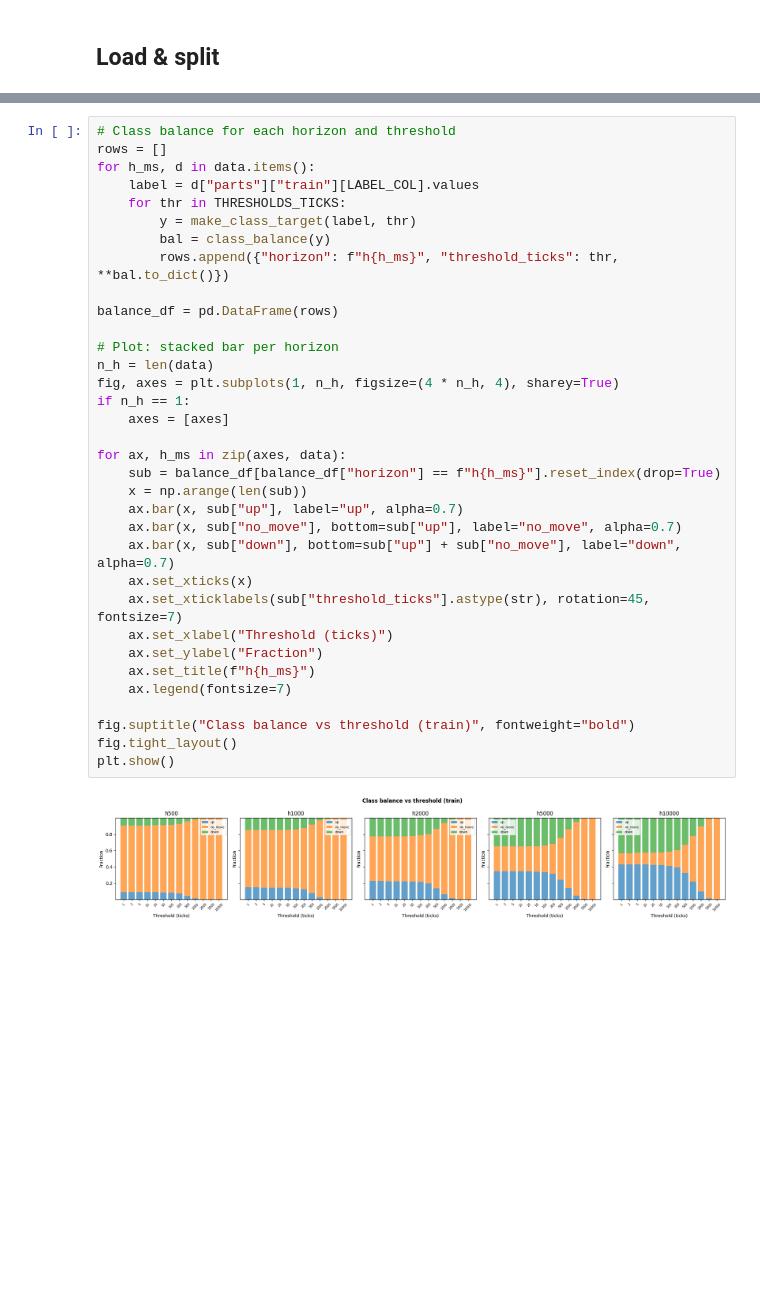
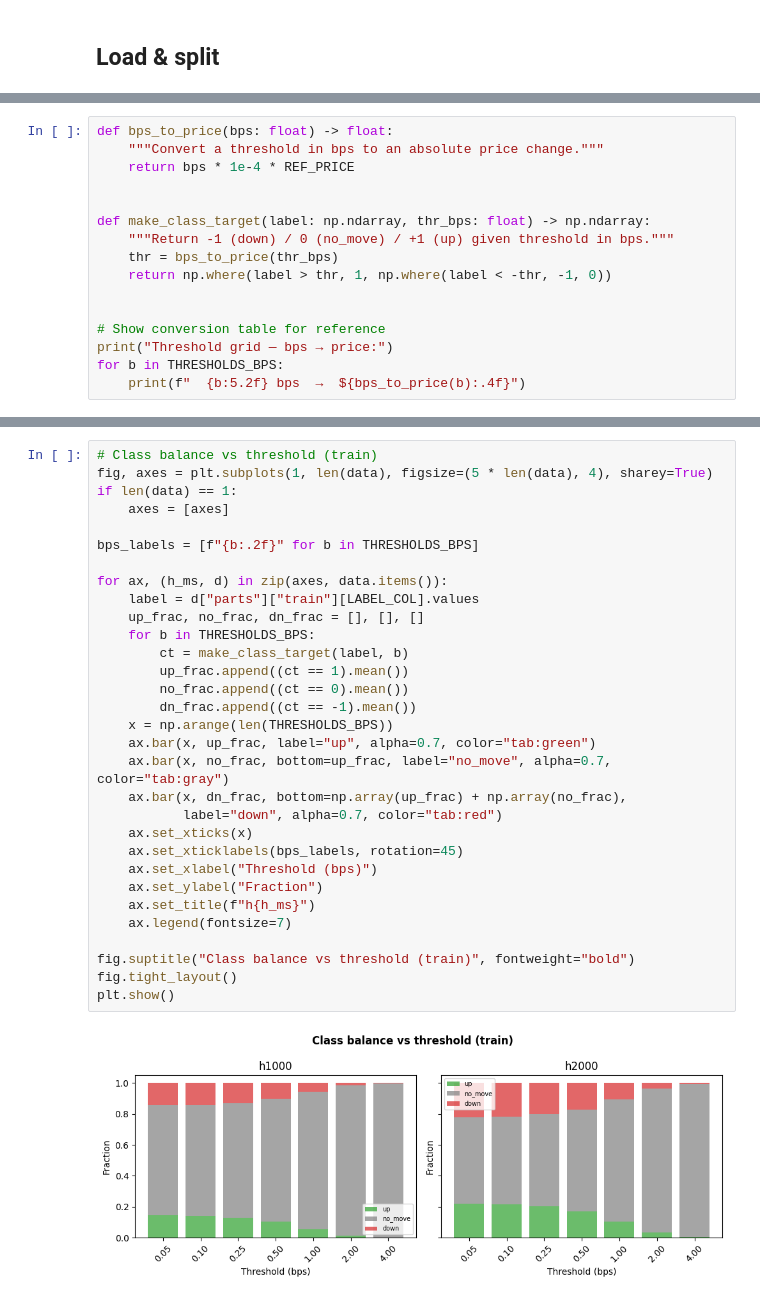
Before and after one commit to EfremtsevVsevolod/hft-research-env, a Jupyter notebook: notebooks/threshold_target_evaluation.ipynb, the cells around one changed output, grey strips where cells are left out. Drawn from its saved outputs; the diff is of its cells as text; blank space fills up the shorter version.

Commit message:
Rework threshold notebook: bps grid, fix non-trivial move filtering, focus h1000/h2000

```diff
--- a/notebooks/threshold_target_evaluation.ipynb
+++ b/notebooks/threshold_target_evaluation.ipynb
@@ -107,0 +88,16 @@ def class_balance(y: np.ndarray) -> pd.Series:
+# %%
+def bps_to_price(bps: float) -> float:
+    """Convert a threshold in bps to an absolute price change."""
+    return bps * 1e-4 * REF_PRICE
+
+
+def make_class_target(label: np.ndarray, thr_bps: float) -> np.ndarray:
+    """Return -1 (down) / 0 (no_move) / +1 (up) given threshold in bps."""
+    thr = bps_to_price(thr_bps)
+    return np.where(label > thr, 1, np.where(label < -thr, -1, 0))
+
+
+# Show conversion table for reference
+print("Threshold grid — bps → price:")
+for b in THRESHOLDS_BPS:
+    print(f"  {b:5.2f} bps  →  ${bps_to_price(b):.4f}")
@@ -108,36 +113,33 @@ def class_balance(y: np.ndarray) -> pd.Series:
 # %%
-# Class balance for each horizon and threshold
-rows = []
-for h_ms, d in data.items():
-    label = d["parts"]["train"][LABEL_COL].values
-    for thr in THRESHOLDS_TICKS:
-        y = make_class_target(label, thr)
-        bal = class_balance(y)
-        rows.append({"horizon": f"h{h_ms}", "threshold_ticks": thr, **bal.to_dict()})
-
-balance_df = pd.DataFrame(rows)
-
-# Plot: stacked bar per horizon
-n_h = len(data)
-fig, axes = plt.subplots(1, n_h, figsize=(4 * n_h, 4), sharey=True)
-if n_h == 1:
+# Class balance vs threshold (train)
+fig, axes = plt.subplots(1, len(data), figsize=(5 * len(data), 4), sharey=True)
+if len(data) == 1:
     axes = [axes]
 
-for ax, h_ms in zip(axes, data):
-    sub = balance_df[balance_df["horizon"] == f"h{h_ms}"].reset_index(drop=True)
-    x = np.arange(len(sub))
-    ax.bar(x, sub["up"], label="up", alpha=0.7)
-    ax.bar(x, sub["no_move"], bottom=sub["up"], label="no_move", alpha=0.7)
-    ax.bar(x, sub["down"], bottom=sub["up"] + sub["no_move"], label="down", alpha=0.7)
+bps_labels = [f"{b:.2f}" for b in THRESHOLDS_BPS]
+
+for ax, (h_ms, d) in zip(axes, data.items()):
+    label = d["parts"]["train"][LABEL_COL].values
+    up_frac, no_frac, dn_frac = [], [], []
+    for b in THRESHOLDS_BPS:
+        ct = make_class_target(label, b)
+        up_frac.append((ct == 1).mean())
+        no_frac.append((ct == 0).mean())
+        dn_frac.append((ct == -1).mean())
+    x = np.arange(len(THRESHOLDS_BPS))
+    ax.bar(x, up_frac, label="up", alpha=0.7, color="tab:green")
+    ax.bar(x, no_frac, bottom=up_frac, label="no_move", alpha=0.7, color="tab:gray")
+    ax.bar(x, dn_frac, bottom=np.array(up_frac) + np.array(no_frac),
+           label="down", alpha=0.7, color="tab:red")
     ax.set_xticks(x)
-    ax.set_xticklabels(sub["threshold_ticks"].astype(str), rotation=45, fontsize=7)
-    ax.set_xlabel("Threshold (ticks)")
+    ax.set_xticklabels(bps_labels, rotation=45)
+    ax.set_xlabel("Threshold (bps)")
     ax.set_ylabel("Fraction")
     ax.set_title(f"h{h_ms}")
     ax.legend(fontsize=7)
 
 fig.suptitle("Class balance vs threshold (train)", fontweight="bold")
 fig.tight_layout()
 plt.show()
 # %% [output]
-[figure, old version]
+[figure, new version]
```
Also changed, not shown: parts of 26 cells of this notebook.
